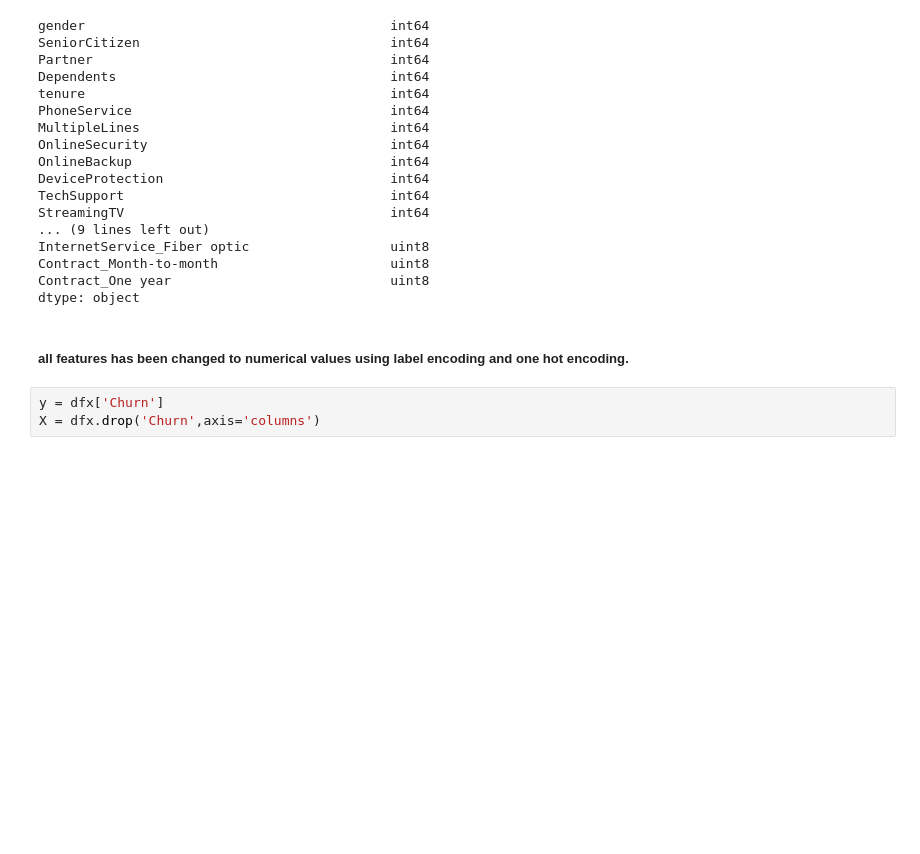
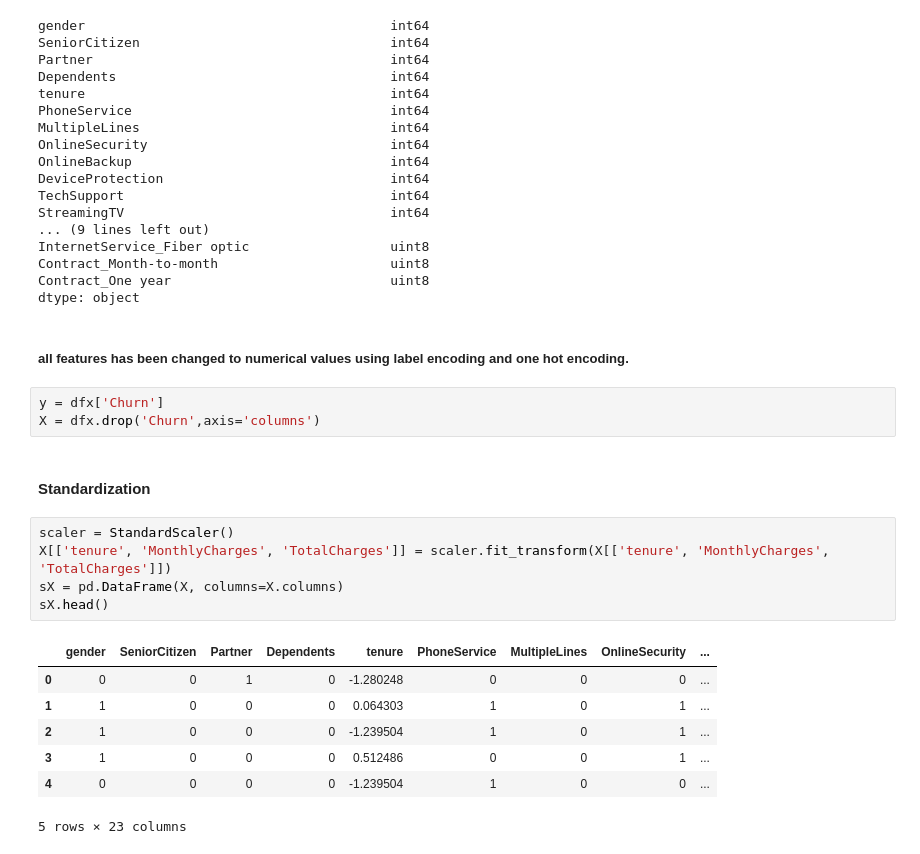
Before and after one commit to Ammon21/Telecom-Customer-Churn, a Jupyter notebook: notebook/main.ipynb, the cells around one changed output. Saved outputs shown, nothing was run; the diff lists cells and outputs as text; blank space fills up the shorter version.

Commit message:
Standardization

```diff
--- a/notebook/main.ipynb
+++ b/notebook/main.ipynb
@@ -303,3 +303,18 @@ dtype: object
 # %%
 y = dfx['Churn']
 X = dfx.drop('Churn',axis='columns')
+# %% [markdown]
+#### Standardization
+# %%
+scaler = StandardScaler()
+X[['tenure', 'MonthlyCharges', 'TotalCharges']] = scaler.fit_transform(X[['tenure', 'MonthlyCharges', 'TotalCharges']])
+sX = pd.DataFrame(X, columns=X.columns)
+sX.head()
+# %% [output]
+|  | gender | SeniorCitizen | Partner | Dependents | tenure | PhoneService | MultipleLines | OnlineSecurity | ... |
+| 0 | 0 | 0 | 1 | 0 | -1.280248 | 0 | 0 | 0 | ... |
+| 1 | 1 | 0 | 0 | 0 | 0.064303 | 1 | 0 | 1 | ... |
+| 2 | 1 | 0 | 0 | 0 | -1.239504 | 1 | 0 | 1 | ... |
+| 3 | 1 | 0 | 0 | 0 | 0.512486 | 0 | 0 | 1 | ... |
+| 4 | 0 | 0 | 0 | 0 | -1.239504 | 1 | 0 | 0 | ... |
+5 rows × 23 columns
```
